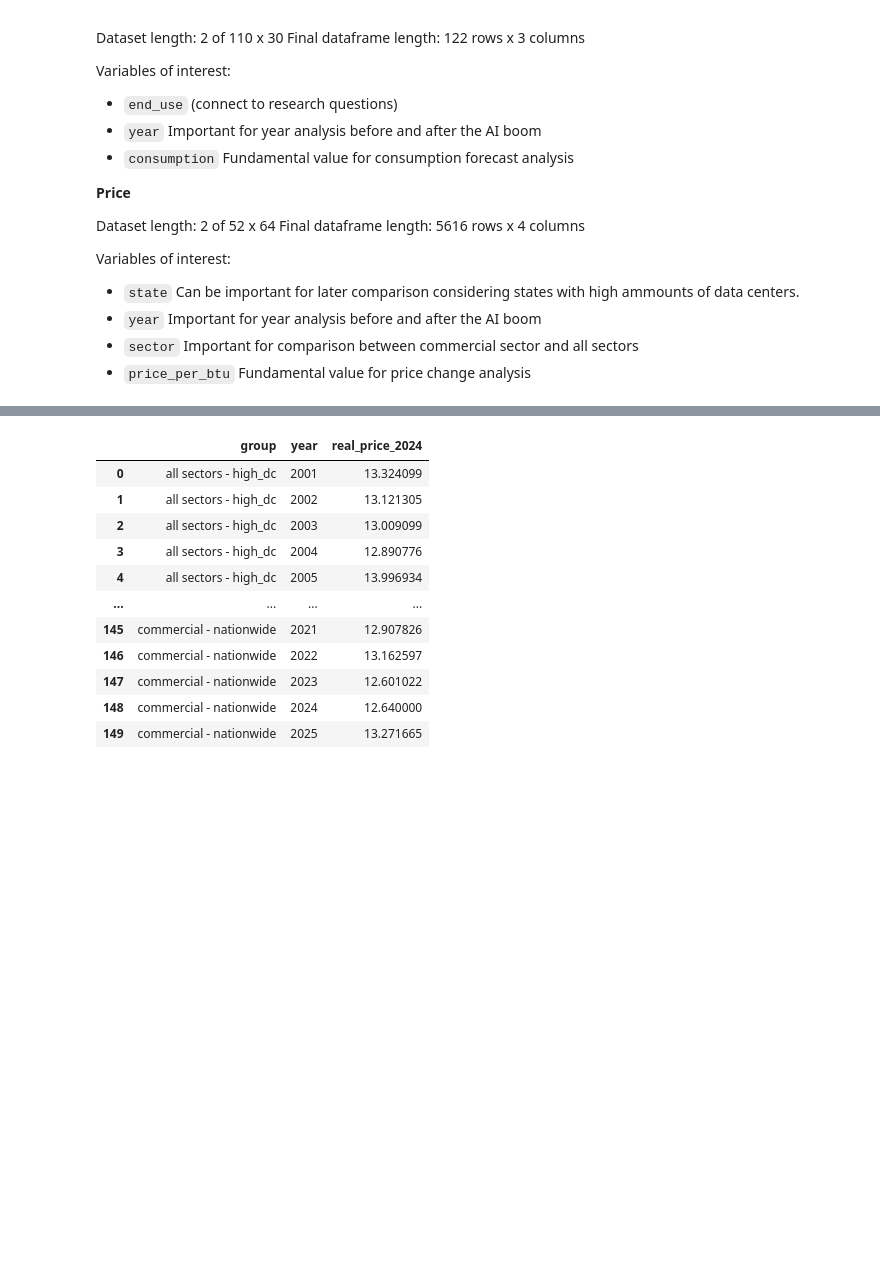
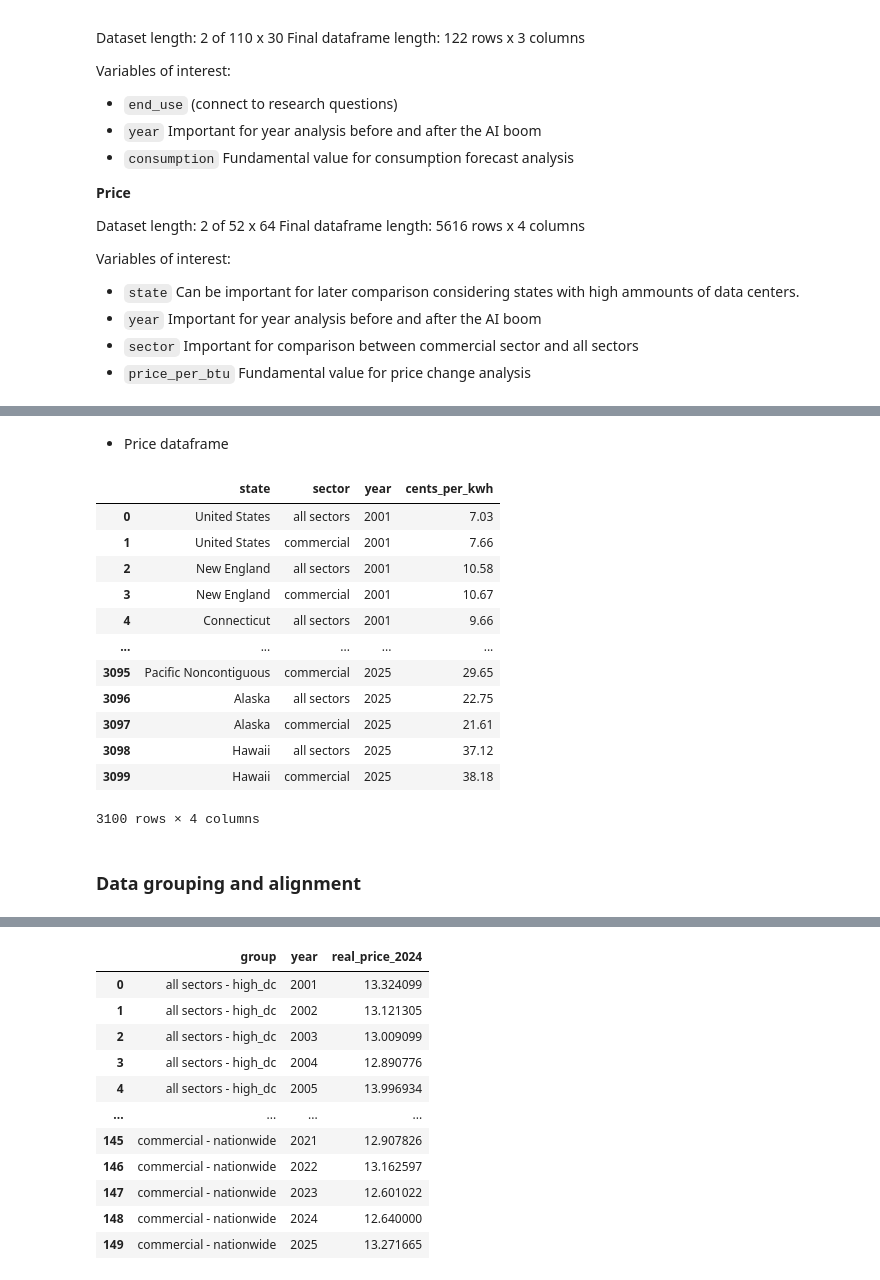
Before and after one commit to nickberredo/ai_energy_consumption, a Jupyter notebook: final_project.ipynb, the cells around one changed output, grey strips where cells are left out. Cells and saved outputs as stored; diff of their text form; code cells hidden in the pictures; blank space fills up the shorter version.

```diff
--- a/final_project.ipynb
+++ b/final_project.ipynb
@@ -262 +276,22 @@ print(prices_df)
+# %% [markdown]
+- Price dataframe
+# %%
+prices_df = load_eia_prices('Average_retail_price_of_electricity.csv')
+prices_df
+# %% [output]
+|  | state | sector | year | cents_per_kwh |
+| 0 | United States | all sectors | 2001 | 7.03 |
+| 1 | United States | commercial | 2001 | 7.66 |
+| 2 | New England | all sectors | 2001 | 10.58 |
+| 3 | New England | commercial | 2001 | 10.67 |
+| 4 | Connecticut | all sectors | 2001 | 9.66 |
+| ... | ... | ... | ... | ... |
+| 3095 | Pacific Noncontiguous | commercial | 2025 | 29.65 |
+| 3096 | Alaska | all sectors | 2025 | 22.75 |
+| 3097 | Alaska | commercial | 2025 | 21.61 |
+| 3098 | Hawaii | all sectors | 2025 | 37.12 |
+| 3099 | Hawaii | commercial | 2025 | 38.18 |
+3100 rows × 4 columns
+# %% [markdown]
+### Data grouping and alignment
 # %%
```
Also changed, not shown: parts of 23 cells of this notebook.
